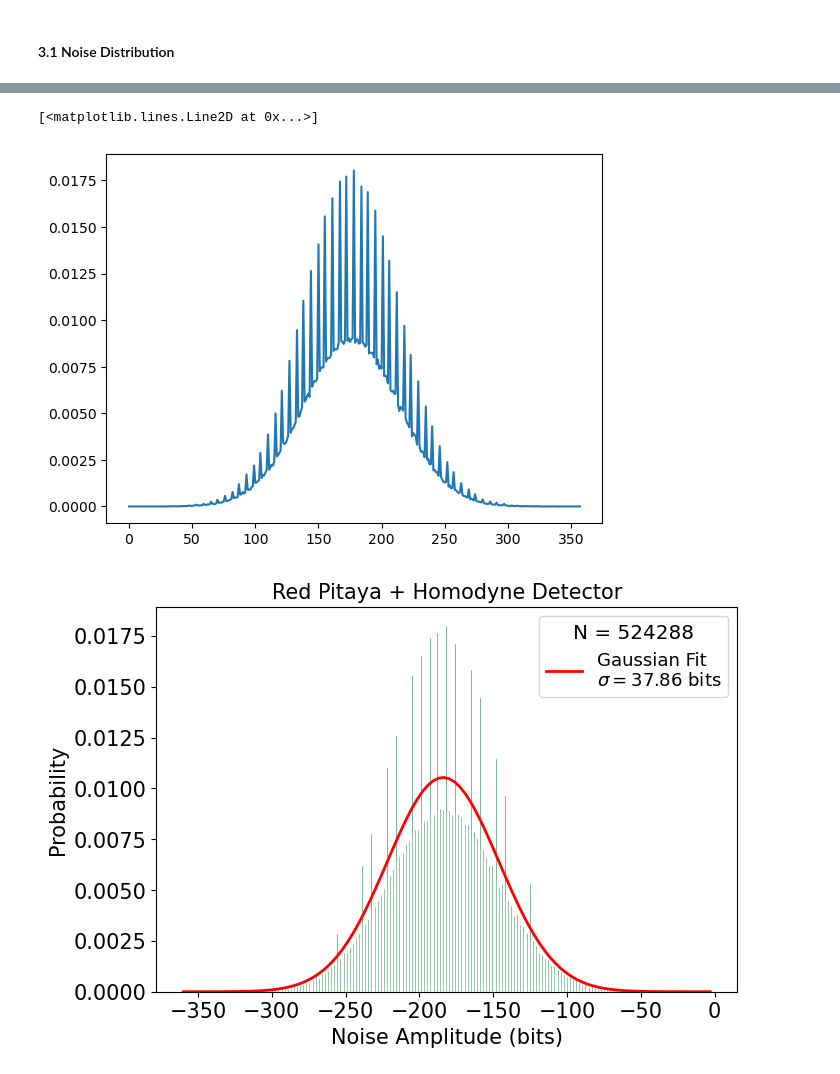
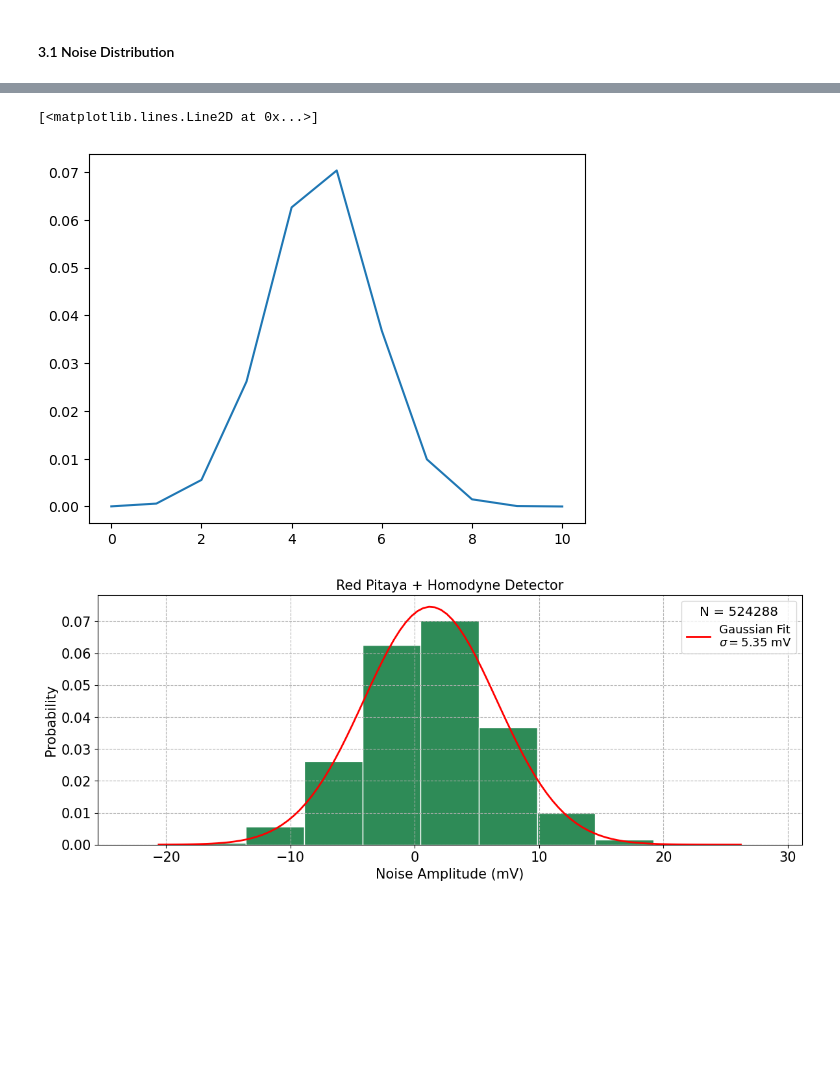
Before and after one commit to nshunned/PhotQuant, a Jupyter notebook: Red_Pitaya_17/noise/homodyne/noise_homodyne_scpi.ipynb, the cells around one changed output, grey strips where cells are left out. Saved outputs shown, nothing was run; the diff lists cells and outputs as text; code cells hidden in the pictures; blank space fills up the shorter version.

```diff
--- a/Red_Pitaya_17/noise/homodyne/noise_homodyne_scpi.ipynb
+++ b/Red_Pitaya_17/noise/homodyne/noise_homodyne_scpi.ipynb
@@ -13,5 +13,8 @@ import time
 # %%
 BITS_PER_SAMPLE = 32        # bits
 SAMPLE_RATE     = 125e6     # Hz
+
+# UNITS = 'RAW'
+UNITS = 'VOLTS'
 # %%
 maxMemBytes = 16**5 * 2
@@ -180,10 +203,8 @@ Signal frequncy =  238.41858 Hz
 ## LOAD .npy DATA FILES
 
 nSamples = maxNumMemSamples
-# nSamples = 2**14
 
-units = 'RAW'
-# units = 'VOLTS'
+units = UNITS
 
 filename = f'noise_homodyne_{int(nSamples)}_{int(SAMPLE_RATE/1e6)}MHz_{units.lower()}'
 
@@ -263,27 +283,27 @@ plt.plot(hist)
 # plt.xlim(170, 180)
 # %% [output]
 [<matplotlib.lines.Line2D at 0x...>]
-[figure, old version]
+[figure, new version]
 # %%
-plt.figure(figsize=(7.5, 5))
+plt.figure(figsize=(14, 5))
 
 if units == 'VOLTS':
     plt.hist(signal_num, bins=nBins, density=density, color='seagreen', edgecolor='w')
 elif units == 'RAW':
     plt.hist(signal_num, bins=bins_range, density=density, color='seagreen', edgecolor='w')
 
 plt.plot(x, p, '-r', lw=2, label='Gaussian Fit\n'+rf'$\sigma = {sigma:.2f}$ {units_plot}')
 
 plt.title('Red Pitaya + Homodyne Detector', fontsize=15)
 plt.xlabel(f'Noise Amplitude ({units_plot})', fontsize=15)
 plt.ylabel('Probability', fontsize=15)
 plt.xticks(fontsize=15)
 plt.yticks(fontsize=15)
 
 legendTitle = 'N = {}'.format(nSamples)
 plt.legend(title=legendTitle, loc='best', title_fontsize='x-large', prop={'size': 13})
 
-# plt.grid(ls='--')
+plt.grid(ls='--')
 plt.show()
 # %% [output]
-[figure, old version]
+[figure, new version]
```
Also changed, not shown: parts of 13 cells of this notebook, 54 other files.
